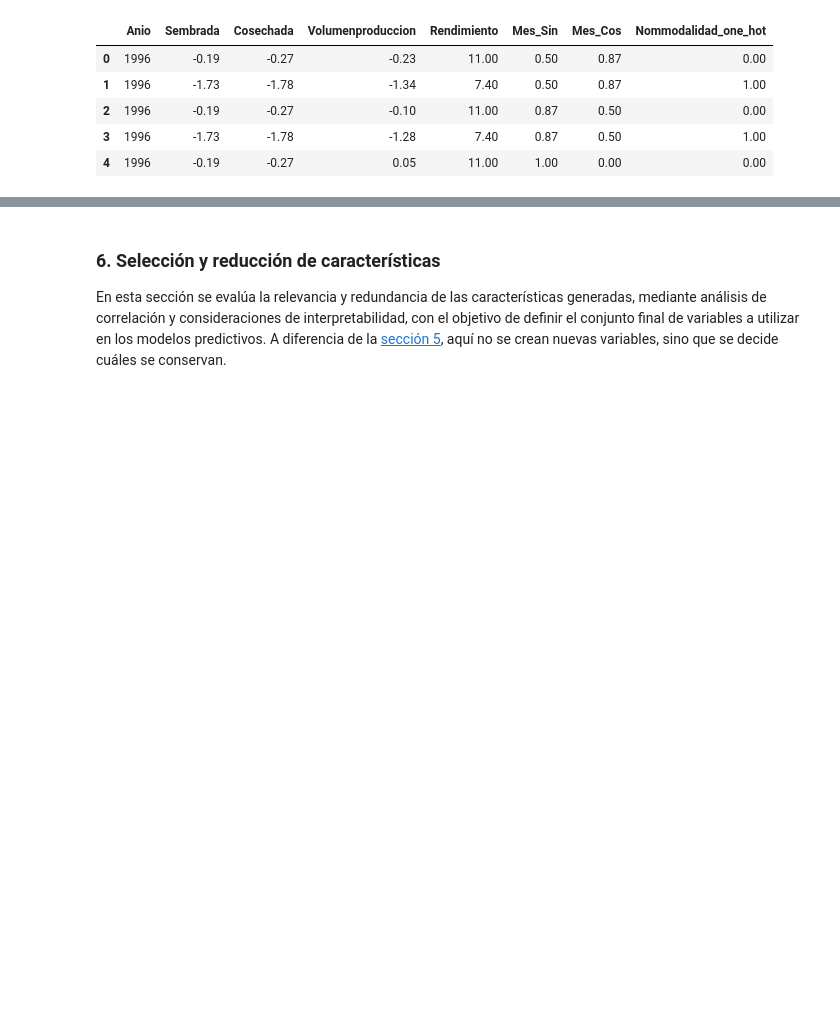
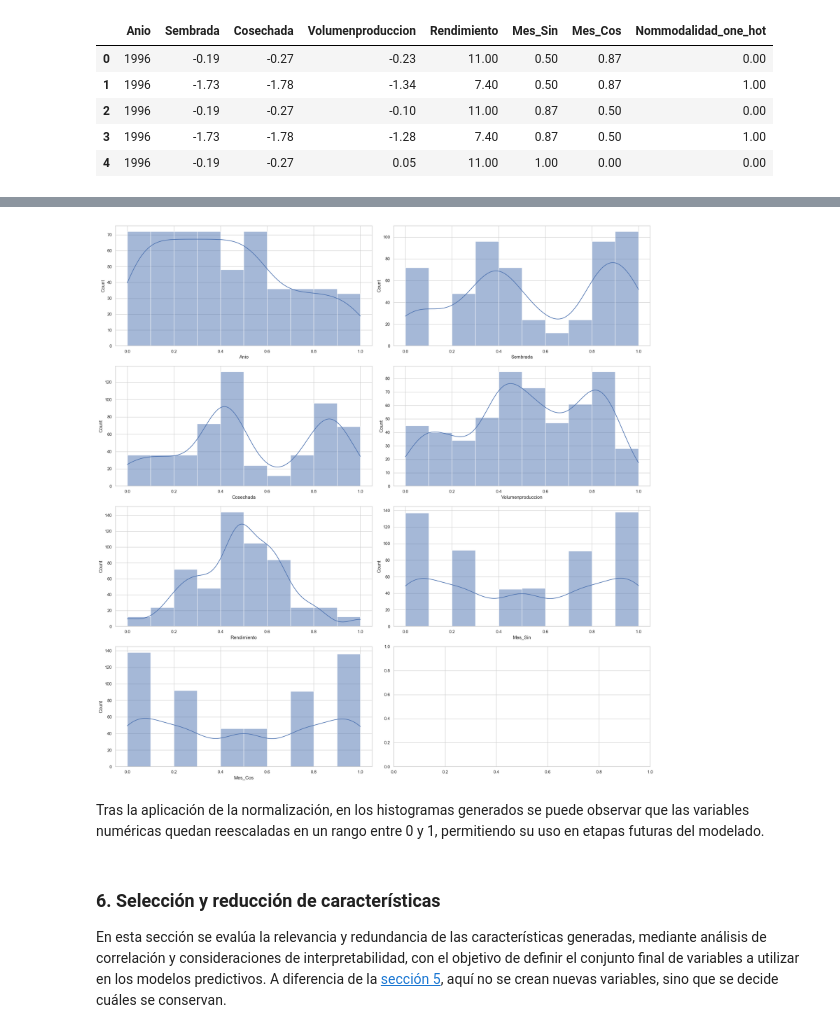
Before and after one commit to juan-pablo-lopez/tc5035-ene26-equipo29, a Jupyter notebook: Avance2.Equipo29.ipynb, the cells around one changed output, grey strips where cells are left out. Cells and saved outputs as stored; diff of their text form; code cells hidden in the pictures; blank space fills up the shorter version.

```diff
--- a/Avance2.Equipo29.ipynb
+++ b/Avance2.Equipo29.ipynb
@@ -828,3 +866,26 @@ Se aplica el escalamiento de las variables numéricas en una versión paralela d
+# %%
+from sklearn.preprocessing import MinMaxScaler
+
+num_cols_escal = ["Anio","Sembrada","Cosechada","Volumenproduccion","Rendimiento","Mes_Sin","Mes_Cos",]
+
+# Aplicación de normalización MinMax al dataset después de las transformaciones
+scaler = MinMaxScaler()
+df_fe[num_cols_escal] = scaler.fit_transform(df_fe[num_cols_escal])
+# %%
+figure, axis = plt.subplots(4, 2, figsize=(20,20))
+axis = axis.ravel()
+
+# Histogramas de varaibles numéricas con transformación y normalización
+for col, ax in zip(num_cols_escal, axis):
+    sns.histplot(x=df_fe[col], bins=10, kde=True, ax=ax)
+    ax.set(xlabel=col)
+
+plt.tight_layout()
+plt.show()
+# %% [output]
+[figure, added]
+# %% [markdown]
+Tras la aplicación de la normalización, en los histogramas generados se puede observar que las variables numéricas quedan reescaladas en un rango entre 0 y 1, permitiendo su uso en etapas futuras del modelado.
 # %% [markdown]
 ### <a class="anchor" id="reduccion">6. Selección y reducción de características</a>
 
```
Also changed, not shown: parts of 13 cells of this notebook.
